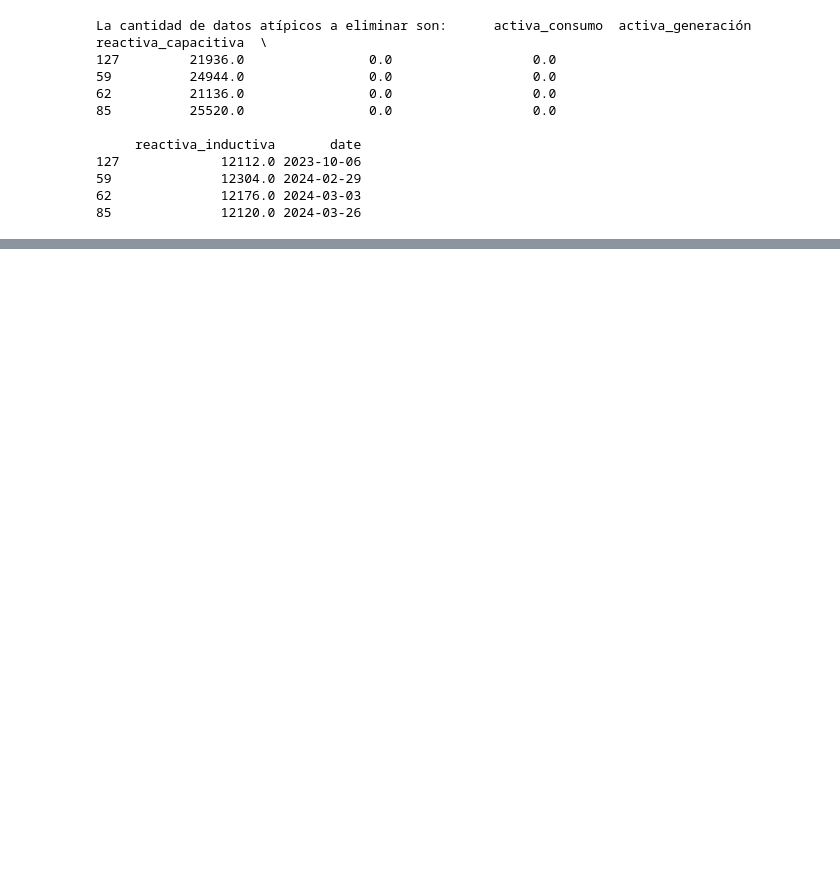
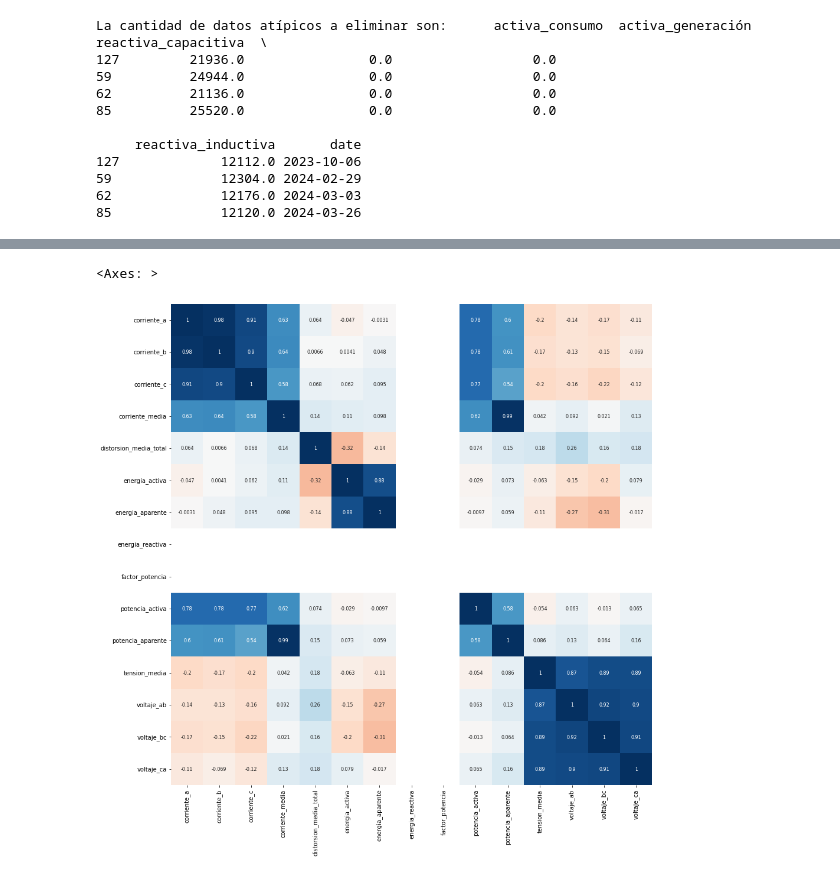
Before and after one commit to Causil/especializacion, a Jupyter notebook: monografia/momentos_evaluativos/Momento 3/ME03-G10-[1038129159]-[98761437].ipynb, the cells around one changed output, grey strips where cells are left out. Cells and saved outputs as stored; diff of their text form; code cells hidden in the pictures; blank space fills up the shorter version.

```diff
--- a/monografia/momentos_evaluativos/Momento 3/ME03-G10-[1038129159]-[98761437].ipynb
+++ b/monografia/momentos_evaluativos/Momento 3/ME03-G10-[1038129159]-[98761437].ipynb
@@ -322,0 +489,19 @@ La cantidad de datos atípicos a eliminar son:      activa_consumo  activa_gener
+# %%
+
+fig, ax = plt.subplots(nrows=1, ncols=1, figsize=(15, 15))
+
+sns.heatmap(
+    matrizCorr_power_meters,
+    annot     = True,
+    cbar      = False,
+    annot_kws = {"size": 8},
+    vmin      = -1,
+    vmax      = 1,
+    center    = 0,
+    cmap      = 'RdBu', #sns.diverging_palette(20, 220, n=200),
+    square    = True,
+    ax        = ax
+)
+# %% [output]
+<Axes: >
+[figure, added]
```
Also changed, not shown: parts of 27 cells of this notebook, 1 other file.
